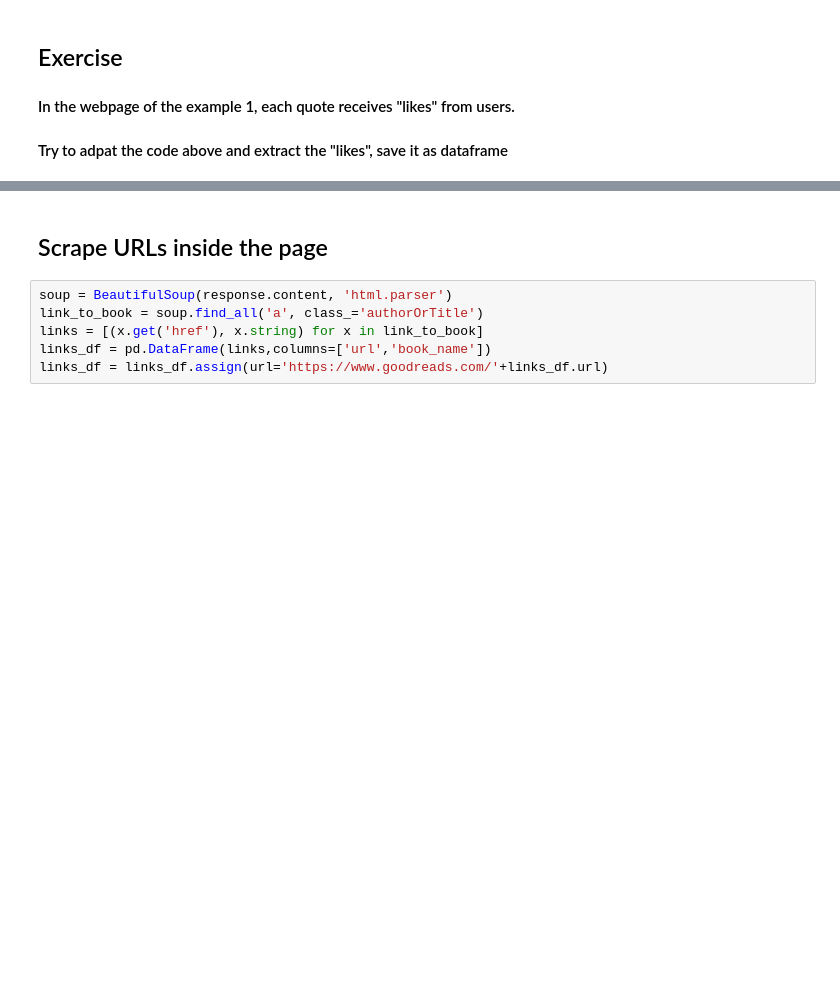
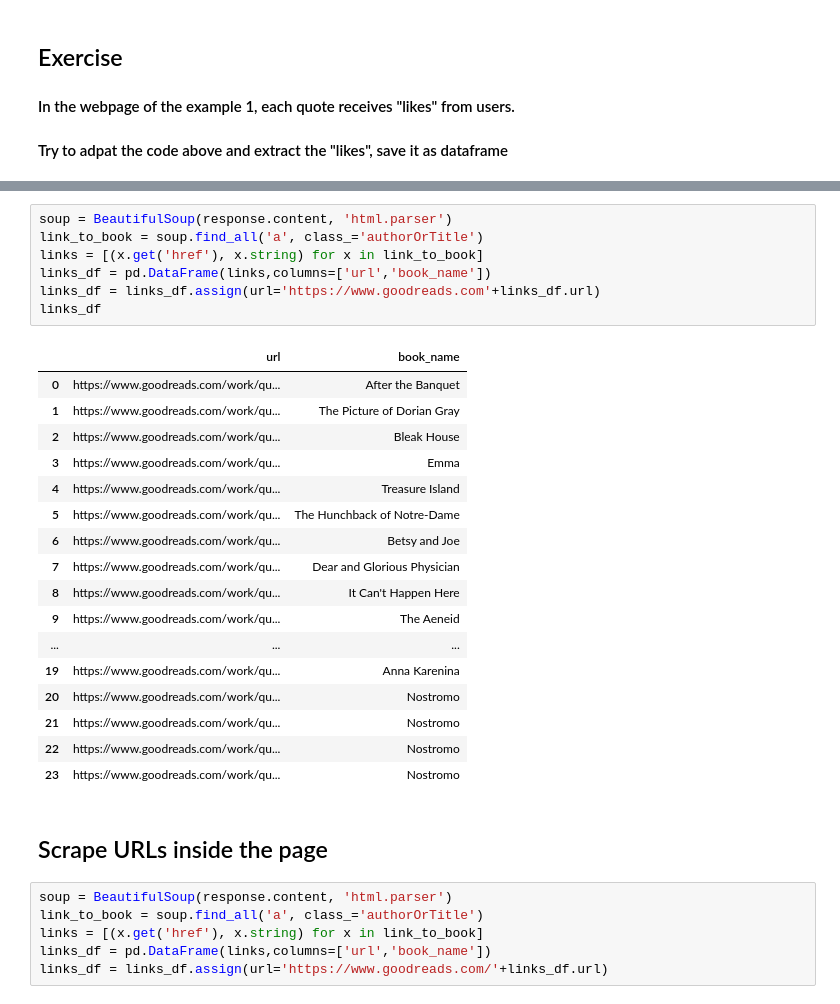
Before and after one commit to Lucy-Family-Institute/CSSR-Workshop-Scrapy, a Jupyter notebook: intro_code.ipynb, the cells around one changed output, grey strips where cells are left out. Saved outputs shown, nothing was run; the diff lists cells and outputs as text; blank space fills up the shorter version.

```diff
--- a/intro_code.ipynb
+++ b/intro_code.ipynb
@@ -71,3 +184,28 @@ quote_df
+# %%
+soup = BeautifulSoup(response.content, 'html.parser')
+link_to_book = soup.find_all('a', class_='authorOrTitle')
+links = [(x.get('href'), x.string) for x in link_to_book]
+links_df = pd.DataFrame(links,columns=['url','book_name'])
+links_df = links_df.assign(url='https://www.goodreads.com'+links_df.url)
+links_df
+# %% [output]
+|  | url | book_name |
+| 0 | https://www.goodreads.com/work/qu... | After the Banquet |
+| 1 | https://www.goodreads.com/work/qu... | The Picture of Dorian Gray |
+| 2 | https://www.goodreads.com/work/qu... | Bleak House |
+| 3 | https://www.goodreads.com/work/qu... | Emma |
+| 4 | https://www.goodreads.com/work/qu... | Treasure Island |
+| 5 | https://www.goodreads.com/work/qu... | The Hunchback of Notre-Dame |
+| 6 | https://www.goodreads.com/work/qu... | Betsy and Joe |
+| 7 | https://www.goodreads.com/work/qu... | Dear and Glorious Physician |
+| 8 | https://www.goodreads.com/work/qu... | It Can't Happen Here |
+| 9 | https://www.goodreads.com/work/qu... | The Aeneid |
+| ... | ... | ... |
+| 19 | https://www.goodreads.com/work/qu... | Anna Karenina |
+| 20 | https://www.goodreads.com/work/qu... | Nostromo |
+| 21 | https://www.goodreads.com/work/qu... | Nostromo |
+| 22 | https://www.goodreads.com/work/qu... | Nostromo |
+| 23 | https://www.goodreads.com/work/qu... | Nostromo |
 # %% [markdown]
 ## Scrape URLs inside the page
 # %%
```
Also changed, not shown: parts of 12 cells of this notebook.
